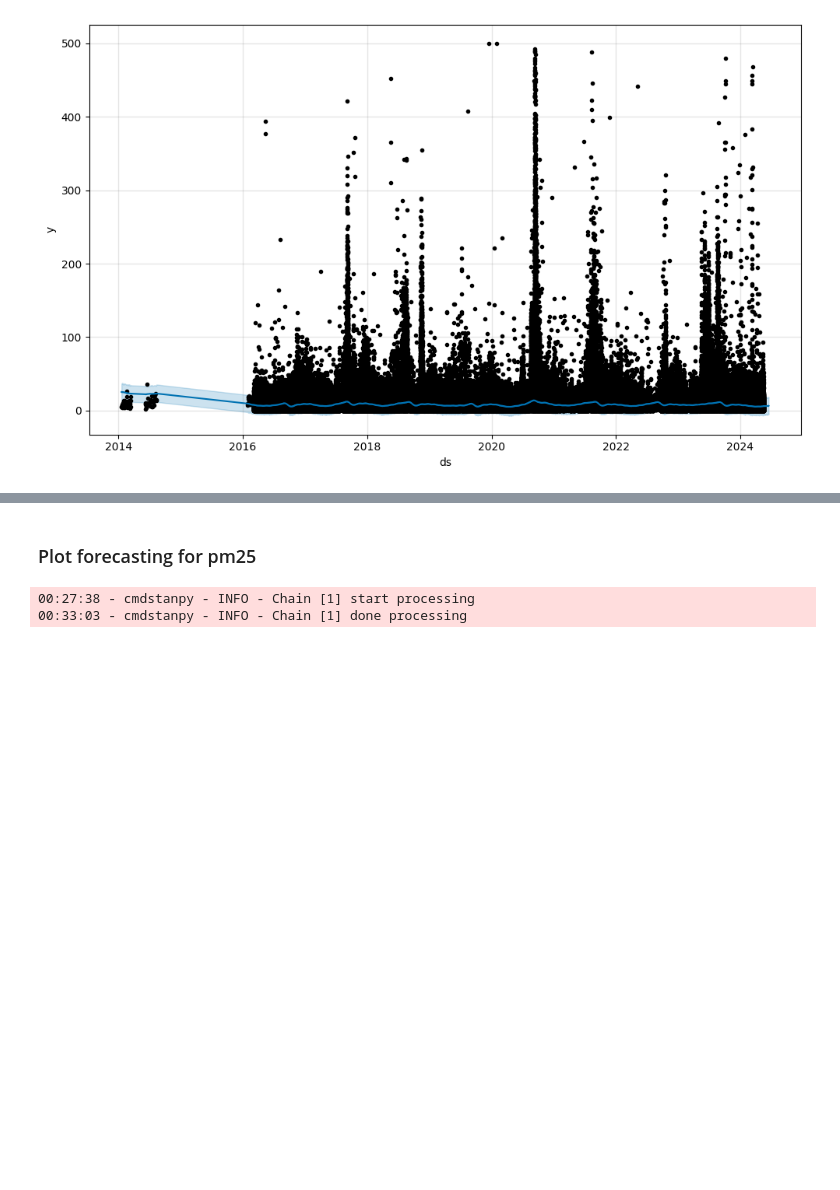
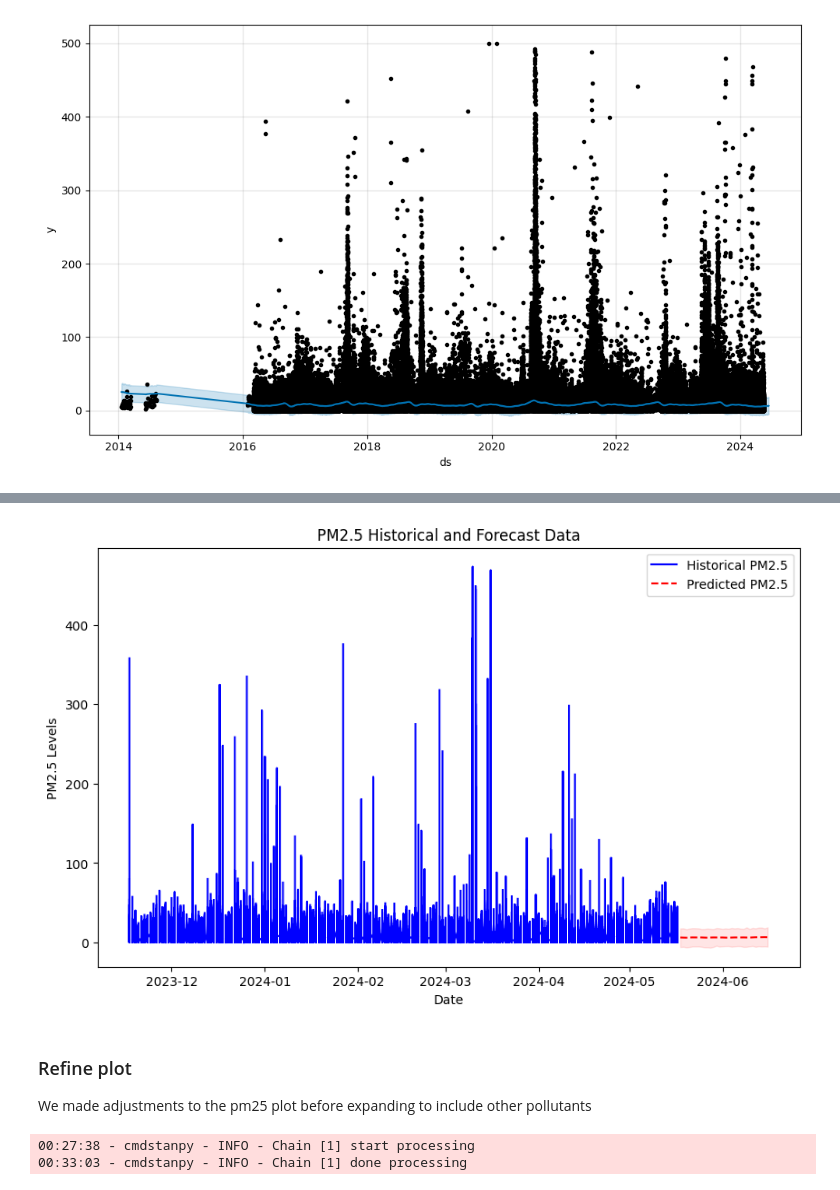
Before and after one commit to ameek12/232_Project, a Jupyter notebook: milestone4.ipynb, the cells around one changed output, grey strips where cells are left out. Drawn from its saved outputs; the diff is of its cells as text; code cells hidden in the pictures; blank space fills up the shorter version.

Commit message:
Cleaned up titles and added more info to descriptions

```diff
--- a/milestone4.ipynb
+++ b/milestone4.ipynb
@@ -431,3 +432,10 @@ pivoted_df.write.parquet("milestone4_pivotted_data/pivoted_df.parquet")
+# %%
+# load parquet files
+parquet_path = '/Users/Christopher.Merry/Documents/personal/dsc/232/group/232_Project/milestone4_processed_data/'
+df = spark.read.parquet(parquet_path)
+
+parquet_path = '/Users/Christopher.Merry/Documents/personal/dsc/232/group/232_Project/milestone4_pivoted_data/'
+pivoted_df = spark.read.parquet(parquet_path)
 # %% [markdown]
 ## Analysis
 # %% [markdown]
@@ -488,0 +510,54 @@ plt.show()
+# %%
+# Convert date column to DateType
+pivoted_df = pivoted_df.withColumn("date", to_date(col("date")))
+
+# Convert to Pandas DataFrame
+pdf = pivoted_df.select("date", "pm25").toPandas()
+
+# Prepare data for Prophet
+pdf = pdf.rename(columns={"date": "ds", "pm25": "y"})
+
+# Ensure 'ds' column is in datetime format
+pdf['ds'] = pd.to_datetime(pdf['ds'])
+
+# Initialize and fit the Prophet model
+model = Prophet()
+model.fit(pdf)
+
+# Create a dataframe to hold predictions
+# Predict 30 days into the future
+future = model.make_future_dataframe(periods=30)
+
+# Make predictions
+forecast = model.predict(future)
+
+# Filter to include only the last 6 months of historical data
+end_date = pdf['ds'].max()
+start_date = end_date - pd.DateOffset(months=6)
+historical_data = pdf[(pdf['ds'] >= start_date) & (pdf['ds'] <= end_date)]
+
+# Filter future forecast to include only future dates
+future_forecast = forecast[forecast['ds'] > end_date]
+
+# Sort the historical data and future forecast data by date
+historical_data = historical_data.sort_values(by='ds')
+future_forecast = future_forecast.sort_values(by='ds')
+
+# Plot the combined historical and future forecast data
+plt.figure(figsize=(10, 6))
+
+# Plot historical data
+plt.plot(historical_data['ds'], historical_data['y'], label='Historical PM2.5', color='blue', linestyle='-')
+
+# Plot predicted data
+plt.plot(future_forecast['ds'], future_forecast['yhat'], label='Predicted PM2.5', color='red', linestyle='--')
+
+# Plot confidence intervals
+plt.fill_between(future_forecast['ds'], future_forecast['yhat_lower'], future_forecast['yhat_upper'], color='red', alpha=0.1)
+
+plt.title('PM2.5 Historical and Forecast Data')
+plt.xlabel('Date')
+plt.ylabel('PM2.5 Levels')
+plt.legend()
+plt.show()
+# %% [output]
@@ -489,5 +566,7 @@ plt.show()
+[figure, added]
 # %% [markdown]
-### Plot forecasting for pm25
+### Refine plot
+We made adjustments to the pm25 plot before expanding to include other pollutants
 # %%
 pdf = pivoted_df.select("date", "pm25").orderBy("date").toPandas()
 
```
Also changed, not shown: parts of 25 cells of this notebook.
